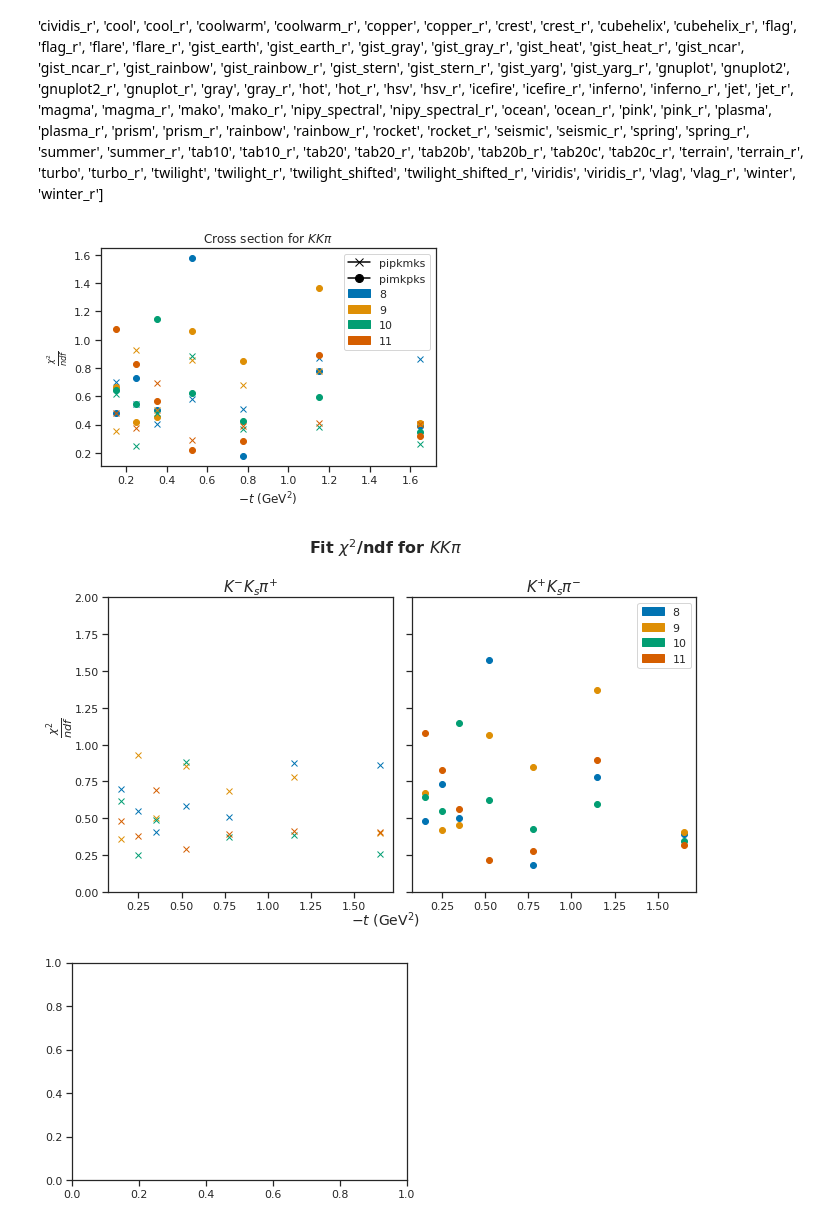
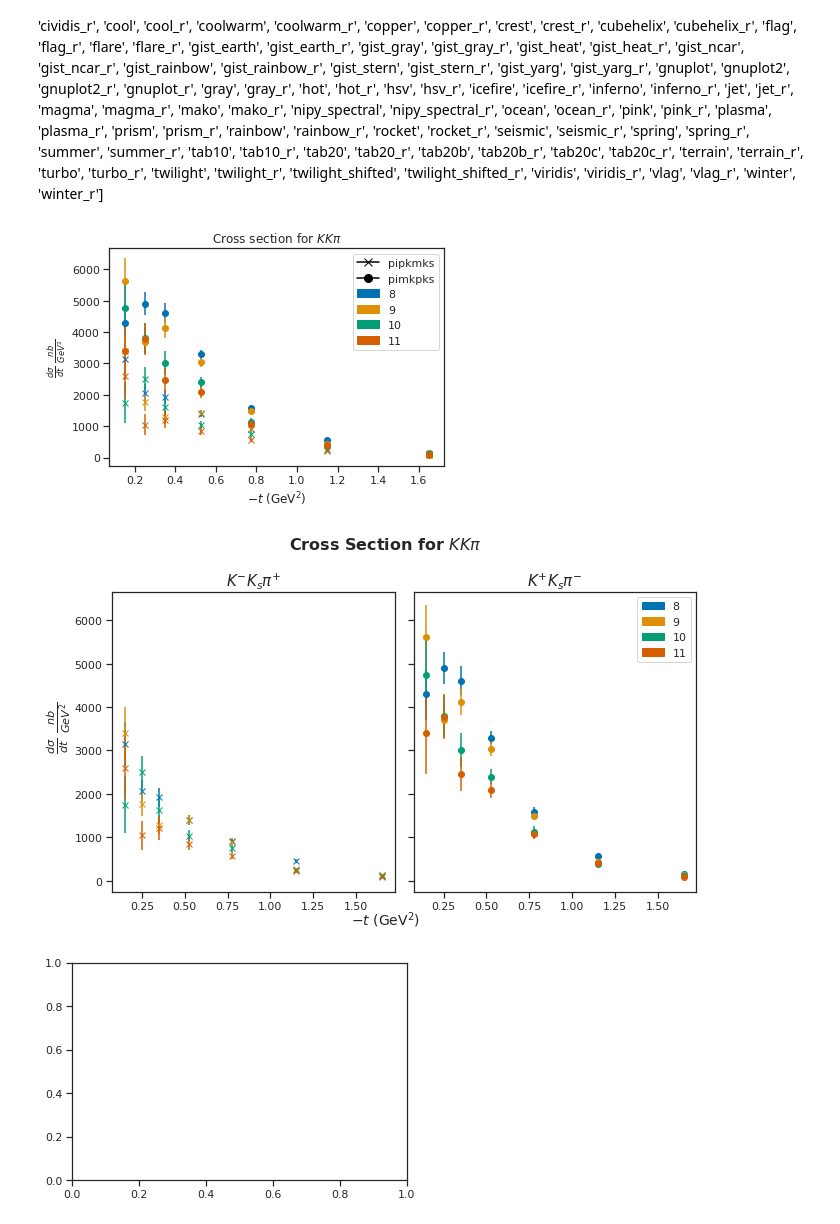
Before and after one commit to tylerviducic/gluex, a Jupyter notebook: scripts/plotting/plot_cs.ipynb, the cells around one changed output. Cells and saved outputs as stored; diff of their text form; code cells hidden in the pictures.

Commit message:
showing moskov plots

```diff
--- a/scripts/plotting/plot_cs.ipynb
+++ b/scripts/plotting/plot_cs.ipynb
@@ -66,41 +67,41 @@ markers = {
     'pipkmks': 'x',
     'pimkpks': 'o'
 }
 channels = {
     'pipkmks': '$K^{-}K_{s}\pi^{+}$',
     'pimkpks': '$K^{+}K_{s}\pi^{-}$'
 }
 
 legend_channel_markers = [mlines.Line2D([], [], color='black', marker=markers[mkr], markersize=8, label=mkr) for mkr in markers]
 legend_energy_colors = [mpatches.Patch(color=cmap[bm-8], label=bm) for bm in list(set(index[0] for index in grouped.groups.keys()))]
 
-fit_quantity = 'chi2ndf'
+fit_quantity = 'cross_section'
 for i, ((beam, channel), group) in enumerate(grouped):
 
     ax.errorbar(x=group.t_bin_middle, y=group[fit_quantity], yerr=group[f'{fit_quantity}_error'], marker=markers[channel], c=cmap[beam-8], ls='none')
 
     if channel == 'pipkmks':
         axpip.errorbar(x=group.t_bin_middle, y=group[fit_quantity], yerr=group[f'{fit_quantity}_error'], marker=markers[channel], c=cmap[beam-8], ls='none')
     if channel == 'pimkpks':
         axpim.errorbar(x=group.t_bin_middle, y=group[fit_quantity], yerr=group[f'{fit_quantity}_error'], marker=markers[channel], c=cmap[beam-8], ls='none')
 
 ax.legend(handles=legend_channel_markers + legend_energy_colors)
-ax.set_xlabel(ct.LATEX_AXIS_LABEL_DICT['t'])
-ax.set_ylabel(ct.LATEX_AXIS_LABEL_DICT[fit_quantity])
+ax.set_xlabel(constants.LATEX_AXIS_LABEL_DICT['t'])
+ax.set_ylabel(constants.LATEX_AXIS_LABEL_DICT[fit_quantity])
 ax.set_title('Cross section for $KK\pi$')
 axpip.set_title('$K^{-}K_{s}\pi^{+}$', fontsize=15)
 axpim.set_title('$K^{+}K_{s}\pi^{-}$', fontsize=15)
 axpim.legend(handles=legend_energy_colors)
-fig0.suptitle(f'{ct.LATEX_PLOT_TITLE_DICT[fit_quantity]} for $KK\pi$', fontsize=16, fontweight='demibold')
-fig0.text(0.5, 0.0, ct.LATEX_AXIS_LABEL_DICT['t'], ha='center', fontsize=14)
-fig0.text(-0.025, 0.5, ct.LATEX_AXIS_LABEL_DICT[fit_quantity], va='center', rotation='vertical', fontsize=16)
+fig0.suptitle(f'{constants.LATEX_PLOT_TITLE_DICT[fit_quantity]} for $KK\pi$', fontsize=16, fontweight='demibold')
+fig0.text(0.5, 0.0, constants.LATEX_AXIS_LABEL_DICT['t'], ha='center', fontsize=14)
+fig0.text(-0.025, 0.5, constants.LATEX_AXIS_LABEL_DICT[fit_quantity], va='center', rotation='vertical', fontsize=16)
 if fit_quantity == 'chi2ndf':
     axpip.set_ylim(0, 2)
 fig0.tight_layout()
 fig0.savefig(f'/work/halld/home/viducic/plots/thesis/cross_section_plots/comparison_{fit_quantity}.png', bbox_inches = 'tight')
 # %% [output]
-[figure, old version]
+[figure, new version]
-[figure, old version]
+[figure, new version]
 # %%
 grouped_energy = df.groupby(['beam_energy'])
 fig2, ax2 = plt.subplots()
```
Also changed, not shown: parts of 1 cell of this notebook, 1 other file.
